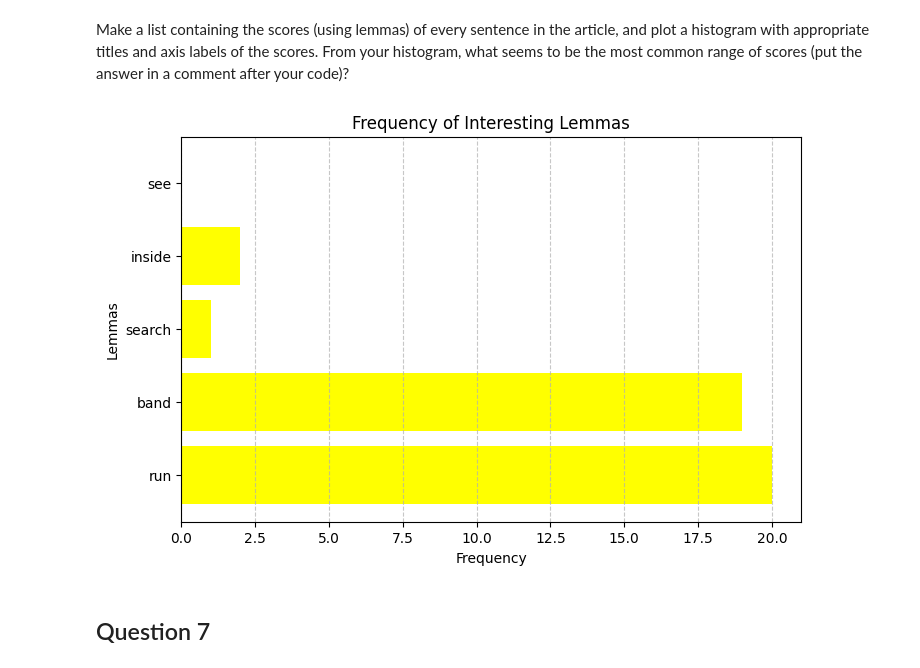
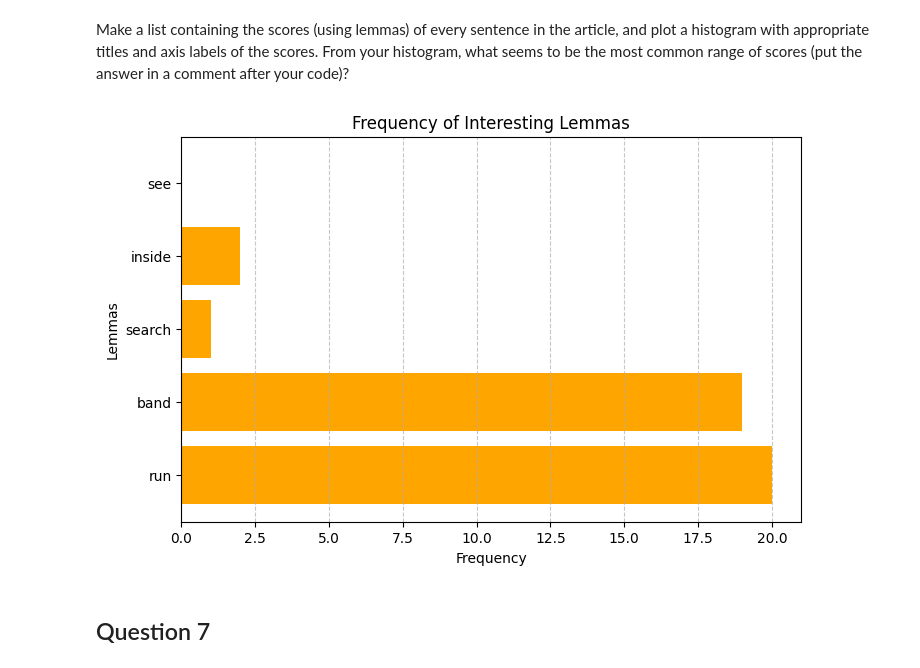
Before and after one commit to 14dstcyr/Applying-Course-Skills, a Jupyter notebook: article-summarizer.ipynb, the cells around one changed output. Drawn from its saved outputs; the diff is of its cells as text; code cells hidden in the pictures.

Commit message:
Changed color on chart for 6

```diff
--- a/article-summarizer.ipynb
+++ b/article-summarizer.ipynb
@@ -311,35 +311,35 @@ def score_sentence_by_lemma(sentence, interesting_lemma):
         return 0
     interesting_count = sum(1 for lemma in lemma if lemma in interesting_lemma)
     return interesting_count / len(lemma)
 
 # Load the spaCy pipeline
 nlp = spacy.load("en_core_web_sm")
 doc = nlp(lyrics_text)
 
 # Interesting tokens (from question 3)
 interesting_lemma = ["run", "band", "search", "inside", "see"]
 
 # List to store token scores of each sentence
 lemma_scores = []
 
 # Count (iterate) over each sentence in the document and calculate token scores
 for sentence in doc.sents:
     score = score_sentence_by_lemma(sentence, interesting_lemma)
     lemma_scores.append(score)
 
 # Plot the histogram of token scores
 plt.figure(figsize=(8, 5))
-plt.barh(list(filtered_counts.keys()), list(filtered_counts.values()), color='yellow')
+plt.barh(list(filtered_counts.keys()), list(filtered_counts.values()), color='orange')
 plt.title("Frequency of Interesting Lemmas")
 plt.xlabel("Frequency")
 plt.ylabel("Lemmas")
 plt.grid(axis="x", linestyle="--", alpha=0.7)
 plt.show()
 
 # The most common lemmas are "See" is 0.0, "inside" is about 2, "search" is about 1,
 # " band" is around 18.8, and "run" is approximately 20.
 # %% [output]
-[figure, old version]
+[figure, new version]
 # %% [markdown]
 ## Question 7
 # %% [markdown]
```
